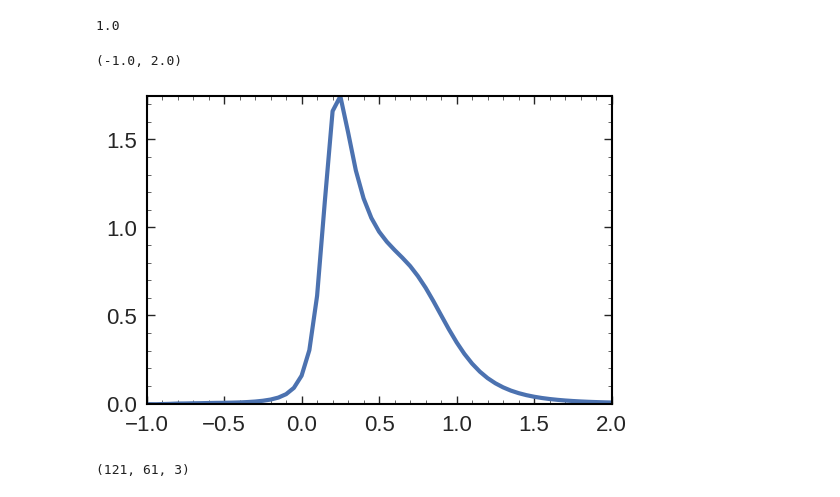
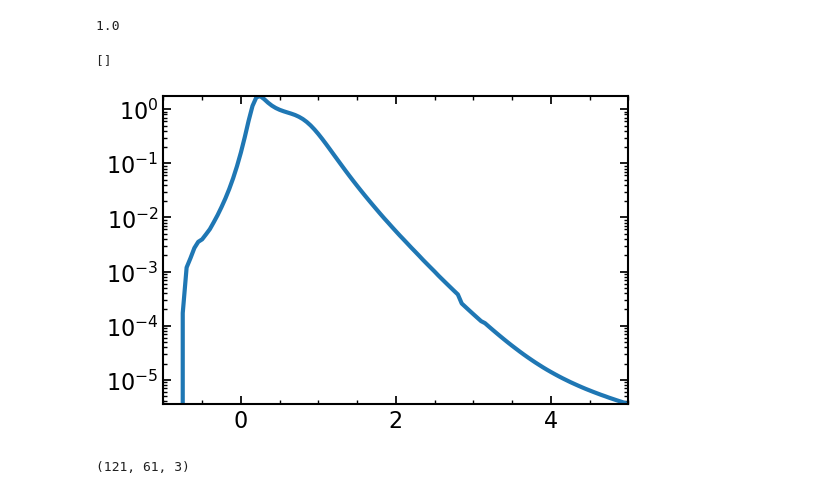
Before and after one commit to k-maslov/TMQGP, a Jupyter notebook: FromZhanduo/CompareZhanduo.ipynb, the cells around one changed output. Drawn from its saved outputs; the diff is of its cells as text; code cells hidden in the pictures.

Commit message:
Plots with comparison of G2s

```diff
--- a/FromZhanduo/CompareZhanduo.ipynb
+++ b/FromZhanduo/CompareZhanduo.ipynb
@@ -100,11 +105,11 @@ qrange_SF[20]
 # len(erange_SF)
 # %%
 plt.plot(erange_SF, df_vals[:, 0])
-
-plt.xlim(-1, 2)
+plt.semilogy()
+# plt.xlim(-1, 2)
 # %% [output]
-(-1.0, 2.0)
+[]
-[figure, old version]
+[figure, new version]
 # %%
 df_Q = array(df_Q)
 # %%
```
Also changed, not shown: parts of 3 cells of this notebook, 8 other files.
